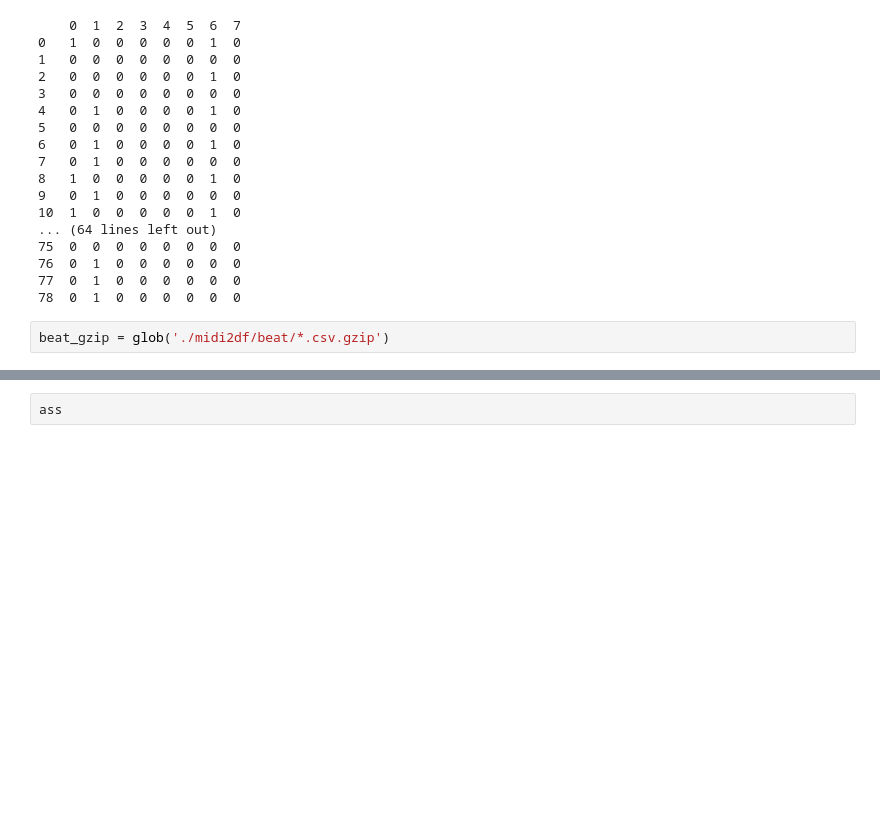
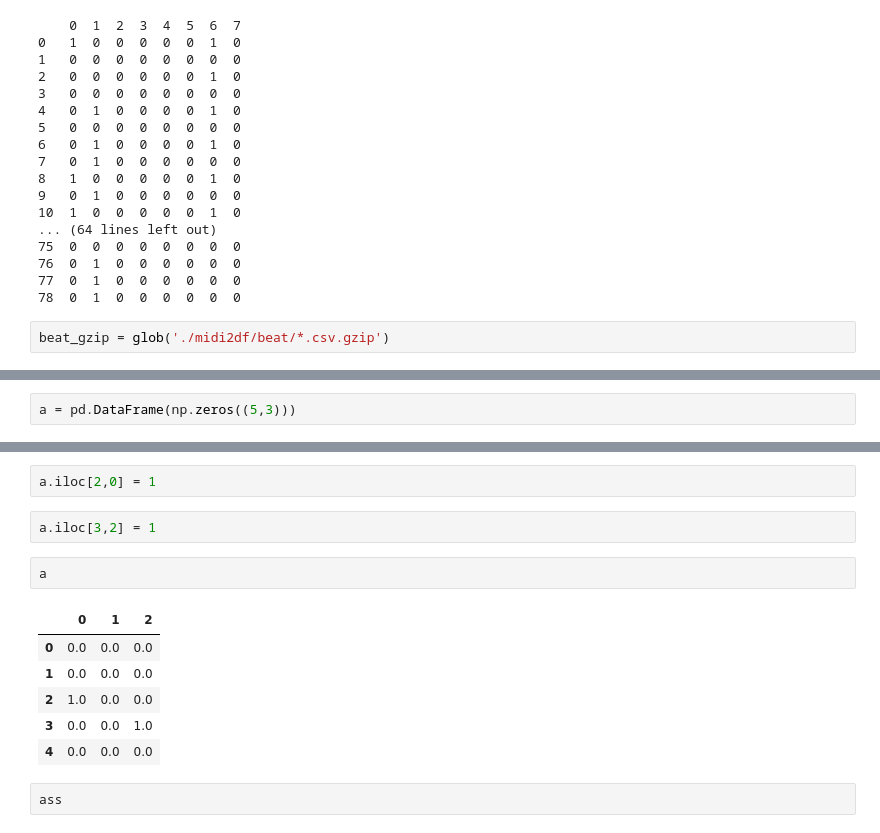
Before and after one commit to cid2rrrr/LSTM_Drummer, a Jupyter notebook: extract_16note_event_again.ipynb, the cells around one changed output, grey strips where cells are left out. Drawn from its saved outputs; the diff is of its cells as text; blank space fills up the shorter version.

```diff
--- a/extract_16note_event_again.ipynb
+++ b/extract_16note_event_again.ipynb
@@ -398,0 +472,2 @@ for midi in os.listdir('./new_2bar/'):
+# %%
+a = pd.DataFrame(np.zeros((5,3)))
@@ -399,3 +479,16 @@ for midi in os.listdir('./new_2bar/'):
+# %%
+a.iloc[2,0] = 1
+# %%
+a.iloc[3,2] = 1
+# %%
+a
+# %% [output]
+|  | 0 | 1 | 2 |
+| 0 | 0.0 | 0.0 | 0.0 |
+| 1 | 0.0 | 0.0 | 0.0 |
+| 2 | 1.0 | 0.0 | 0.0 |
+| 3 | 0.0 | 0.0 | 1.0 |
+| 4 | 0.0 | 0.0 | 0.0 |
 # %%
 ass
 # %% [output]
```
Also changed, not shown: parts of 12 cells of this notebook, 2 other files.
